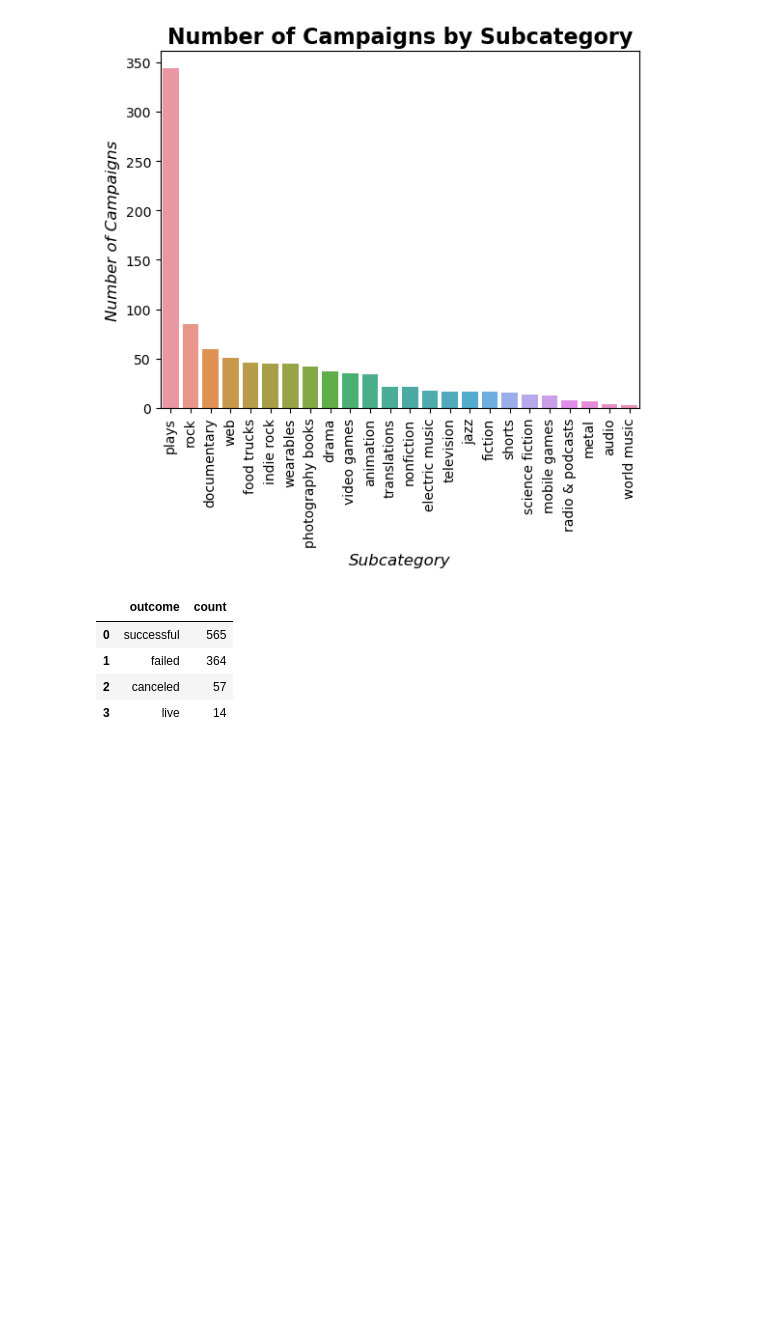
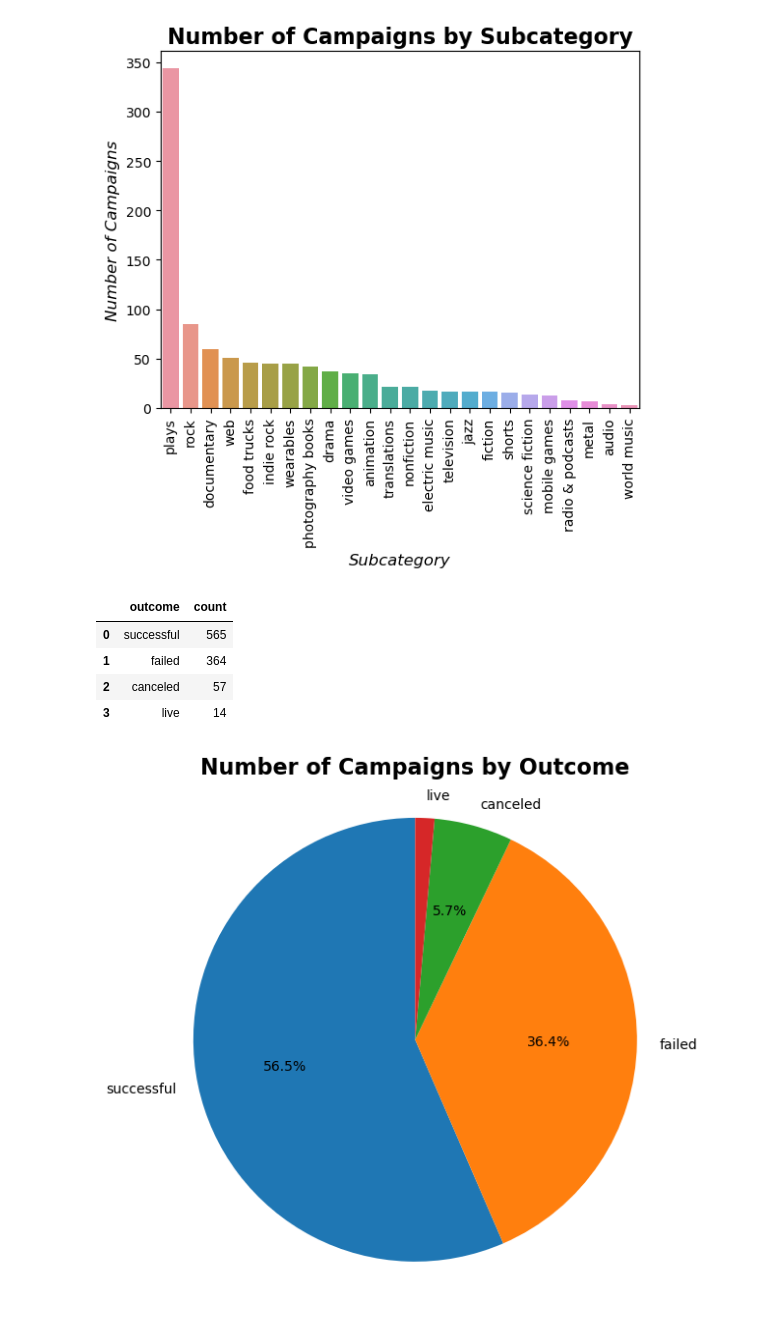
Before and after one commit to wrp94/project-2-group-20, a Jupyter notebook: query/queries.ipynb, the cells around one changed output. Cells and saved outputs as stored; diff of their text form; code cells hidden in the pictures; blank space fills up the shorter version.

```diff
--- a/query/queries.ipynb
+++ b/query/queries.ipynb
@@ -164,3 +177,24 @@ outcome_counts.head()
 | 1 | failed | 364 |
 | 2 | canceled | 57 |
 | 3 | live | 14 |
+# %%
+# Data for the pie chart
+sizes = outcome_counts['count']
+labels = outcome_counts['outcome']
+
+# Format the percentages
+def custom_autopct(pct):
+    return '{:.1f}%'.format(pct) if pct > 5 else ''
+
+# Create the pie chart
+plt.pie(sizes, labels=labels, autopct=custom_autopct, startangle=90)
+plt.axis('equal')  # Equal aspect ratio ensures that pie is drawn as a circle
+plt.title('Number of Campaigns by Outcome', fontsize=16, fontweight='bold')
+
+# Adjust the spacing between the pie chart labels and the title
+plt.subplots_adjust(top=1.2)  # Increase or decrease the top margin as needed
+
+# Show chart
+plt.show()
+# %% [output]
+[figure, added]
```
Also changed, not shown: parts of 14 cells of this notebook.
